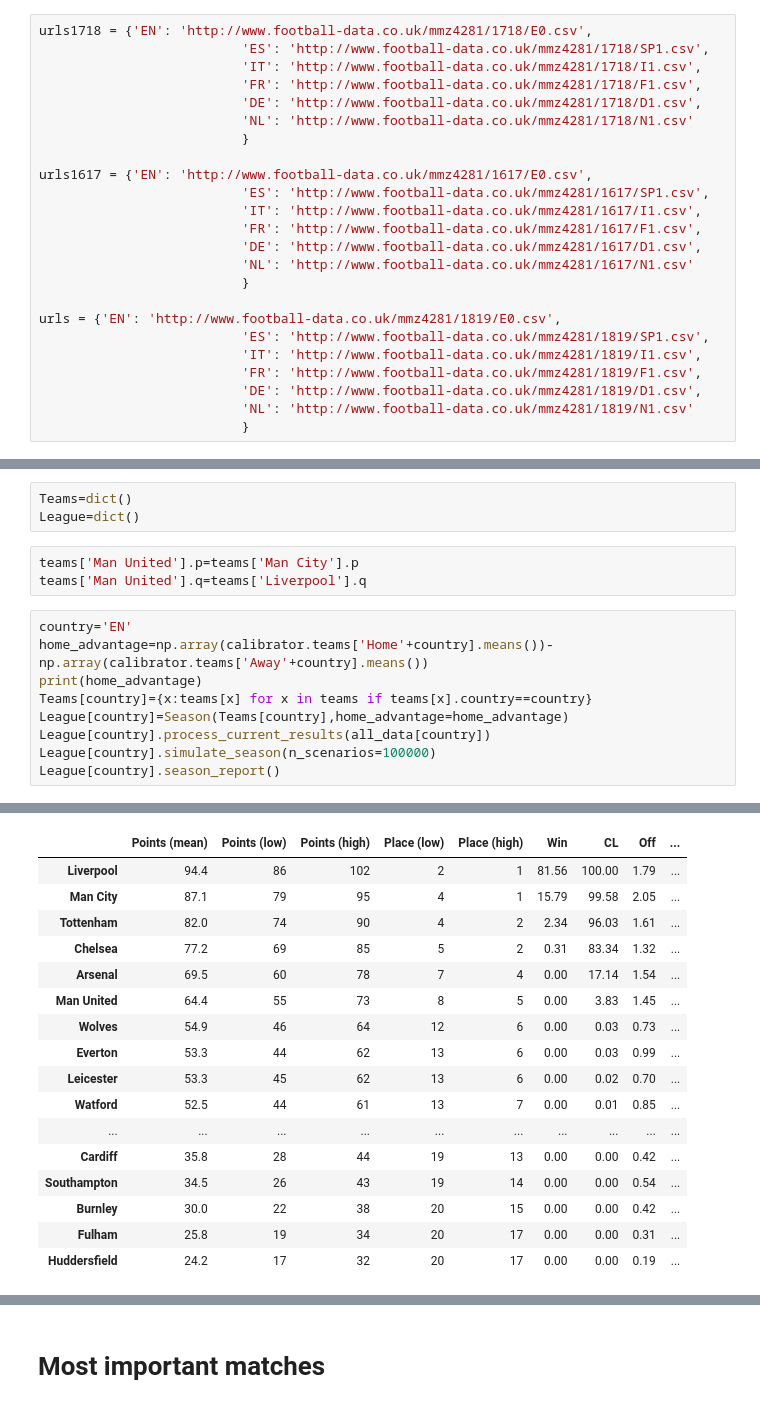
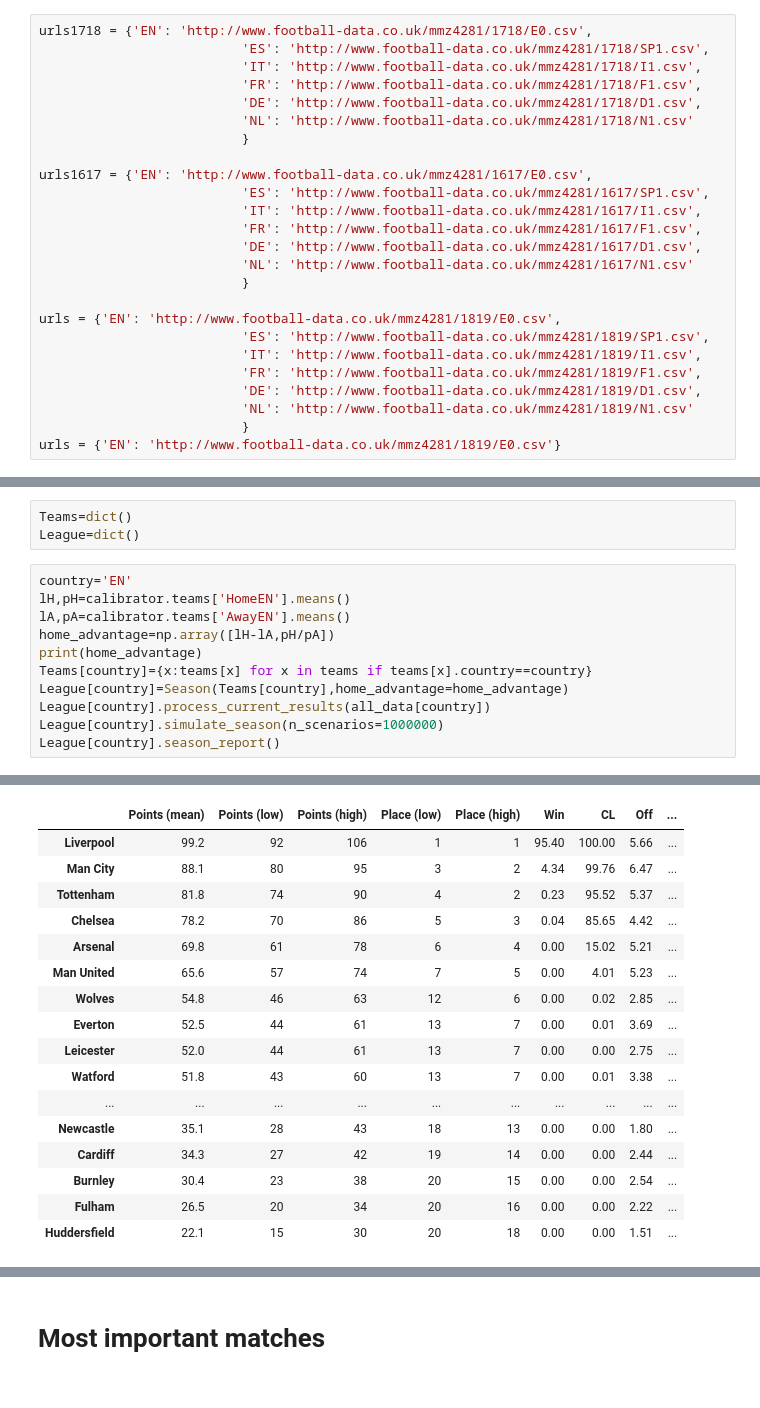
Before and after one commit to tchnvkng/football_sim, a Jupyter notebook: pl2.ipynb, the cells around one changed output, grey strips where cells are left out. Cells and saved outputs as stored; diff of their text form.

```diff
--- a/pl2.ipynb
+++ b/pl2.ipynb
@@ -31,6 +31,7 @@ urls = {'EN': 'http://www.football-data.co.uk/mmz4281/1819/E0.csv',
                           'DE': 'http://www.football-data.co.uk/mmz4281/1819/D1.csv',
                           'NL': 'http://www.football-data.co.uk/mmz4281/1819/N1.csv'
                           }
+urls = {'EN': 'http://www.football-data.co.uk/mmz4281/1819/E0.csv'}
 # %%
 #all_data1617=get_data(urls1617)
 all_data=get_data(urls)
@@ -70,16 +85,15 @@ file exists, loading
 # %%
 Teams=dict()
 League=dict()
-# %%
-teams['Man United'].p=teams['Man City'].p
-teams['Man United'].q=teams['Liverpool'].q
 # %%
 country='EN'
-home_advantage=np.array(calibrator.teams['Home'+country].means())-np.array(calibrator.teams['Away'+country].means())
+lH,pH=calibrator.teams['HomeEN'].means()
+lA,pA=calibrator.teams['AwayEN'].means()
+home_advantage=np.array([lH-lA,pH/pA])
 print(home_advantage)
 Teams[country]={x:teams[x] for x in teams if teams[x].country==country}
 League[country]=Season(Teams[country],home_advantage=home_advantage)
 League[country].process_current_results(all_data[country])
-League[country].simulate_season(n_scenarios=100000)
+League[country].simulate_season(n_scenarios=1000000)
 League[country].season_report()
 # %% [output]
@@ -87,18 +101,18 @@ League[country].season_report()
 simulation not yet processed, processing
 |  | Points (mean) | Points (low) | Points (high) | Place (low) | Place (high) | Win | CL | Off | ... |
-| Liverpool | 94.4 | 86 | 102 | 2 | 1 | 81.56 | 100.00 | 1.79 | ... |
-| Man City | 87.1 | 79 | 95 | 4 | 1 | 15.79 | 99.58 | 2.05 | ... |
-| Tottenham | 82.0 | 74 | 90 | 4 | 2 | 2.34 | 96.03 | 1.61 | ... |
-| Chelsea | 77.2 | 69 | 85 | 5 | 2 | 0.31 | 83.34 | 1.32 | ... |
-| Arsenal | 69.5 | 60 | 78 | 7 | 4 | 0.00 | 17.14 | 1.54 | ... |
-| Man United | 64.4 | 55 | 73 | 8 | 5 | 0.00 | 3.83 | 1.45 | ... |
-| Wolves | 54.9 | 46 | 64 | 12 | 6 | 0.00 | 0.03 | 0.73 | ... |
-| Everton | 53.3 | 44 | 62 | 13 | 6 | 0.00 | 0.03 | 0.99 | ... |
-| Leicester | 53.3 | 45 | 62 | 13 | 6 | 0.00 | 0.02 | 0.70 | ... |
-| Watford | 52.5 | 44 | 61 | 13 | 7 | 0.00 | 0.01 | 0.85 | ... |
+| Liverpool | 99.2 | 92 | 106 | 1 | 1 | 95.40 | 100.00 | 5.66 | ... |
+| Man City | 88.1 | 80 | 95 | 3 | 2 | 4.34 | 99.76 | 6.47 | ... |
+| Tottenham | 81.8 | 74 | 90 | 4 | 2 | 0.23 | 95.52 | 5.37 | ... |
+| Chelsea | 78.2 | 70 | 86 | 5 | 3 | 0.04 | 85.65 | 4.42 | ... |
+| Arsenal | 69.8 | 61 | 78 | 6 | 4 | 0.00 | 15.02 | 5.21 | ... |
+| Man United | 65.6 | 57 | 74 | 7 | 5 | 0.00 | 4.01 | 5.23 | ... |
+| Wolves | 54.8 | 46 | 63 | 12 | 6 | 0.00 | 0.02 | 2.85 | ... |
+| Everton | 52.5 | 44 | 61 | 13 | 7 | 0.00 | 0.01 | 3.69 | ... |
+| Leicester | 52.0 | 44 | 61 | 13 | 7 | 0.00 | 0.00 | 2.75 | ... |
+| Watford | 51.8 | 43 | 60 | 13 | 7 | 0.00 | 0.01 | 3.38 | ... |
 | ... | ... | ... | ... | ... | ... | ... | ... | ... | ... |
-| Cardiff | 35.8 | 28 | 44 | 19 | 13 | 0.00 | 0.00 | 0.42 | ... |
-| Southampton | 34.5 | 26 | 43 | 19 | 14 | 0.00 | 0.00 | 0.54 | ... |
-| Burnley | 30.0 | 22 | 38 | 20 | 15 | 0.00 | 0.00 | 0.42 | ... |
-| Fulham | 25.8 | 19 | 34 | 20 | 17 | 0.00 | 0.00 | 0.31 | ... |
-| Huddersfield | 24.2 | 17 | 32 | 20 | 17 | 0.00 | 0.00 | 0.19 | ... |
+| Newcastle | 35.1 | 28 | 43 | 18 | 13 | 0.00 | 0.00 | 1.80 | ... |
+| Cardiff | 34.3 | 27 | 42 | 19 | 14 | 0.00 | 0.00 | 2.44 | ... |
+| Burnley | 30.4 | 23 | 38 | 20 | 15 | 0.00 | 0.00 | 2.54 | ... |
+| Fulham | 26.5 | 20 | 34 | 20 | 16 | 0.00 | 0.00 | 2.22 | ... |
+| Huddersfield | 22.1 | 15 | 30 | 20 | 18 | 0.00 | 0.00 | 1.51 | ... |
```
Also changed, not shown: parts of 10 cells of this notebook, 1 other file.
